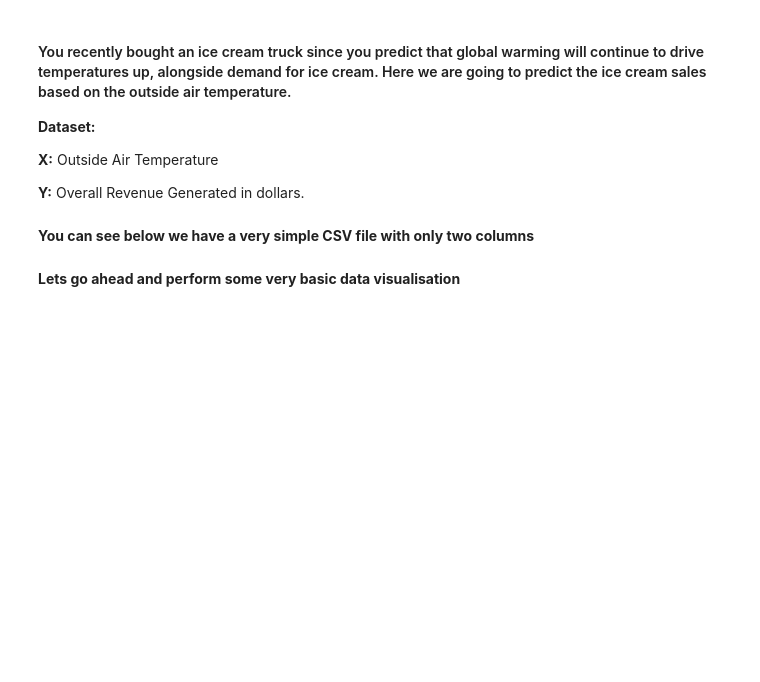
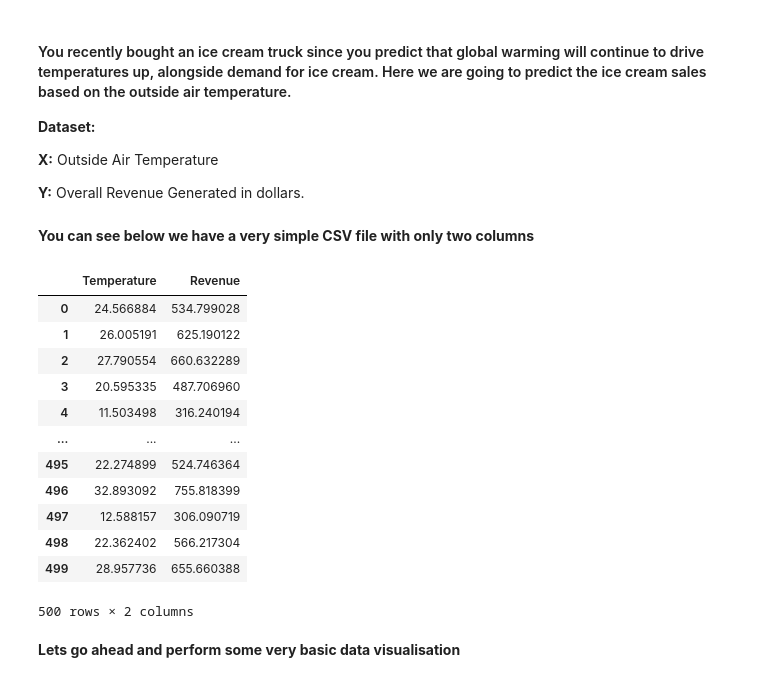
Before and after one commit to mitzu-93/linear-regression, a Jupyter notebook: ice-cream.ipynb, the cells around one changed output. Cells and saved outputs as stored; diff of their text form; code cells hidden in the pictures; blank space fills up the shorter version.

```diff
--- a/ice-cream.ipynb
+++ b/ice-cream.ipynb
@@ -17,5 +14,22 @@ jtplot.style(theme='monokai', context='notebook', ticks=True, grid=True)
 # %% [markdown]
 **You can see below we have a very simple CSV file with only two columns**
+# %%
+sales_df = pd.read_csv('IceCreamData.csv') #read the data from csv
+sales_df
+# %% [output]
+|  | Temperature | Revenue |
+| 0 | 24.566884 | 534.799028 |
+| 1 | 26.005191 | 625.190122 |
+| 2 | 27.790554 | 660.632289 |
+| 3 | 20.595335 | 487.706960 |
+| 4 | 11.503498 | 316.240194 |
+| ... | ... | ... |
+| 495 | 22.274899 | 524.746364 |
+| 496 | 32.893092 | 755.818399 |
+| 497 | 12.588157 | 306.090719 |
+| 498 | 22.362402 | 566.217304 |
+| 499 | 28.957736 | 655.660388 |
+500 rows × 2 columns
 # %% [markdown]
 **Lets go ahead and perform some very basic data visualisation**
 # %%
```
Also changed, not shown: parts of 15 cells of this notebook.
